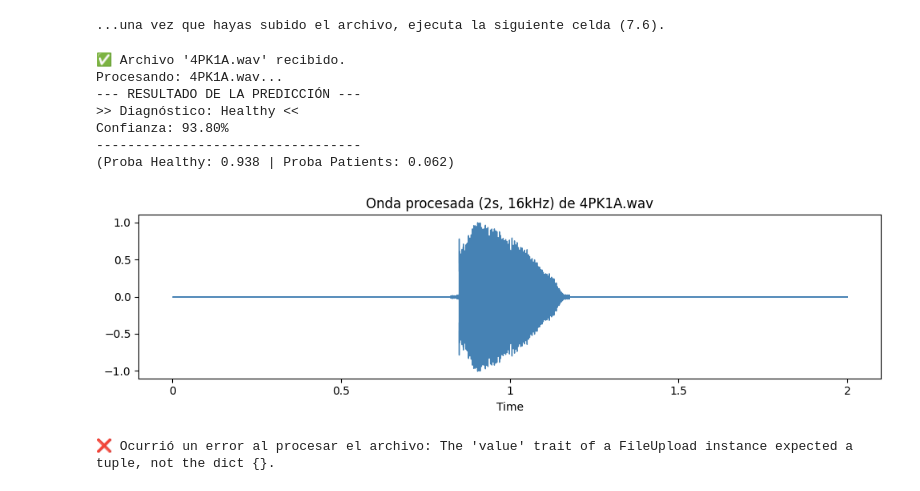
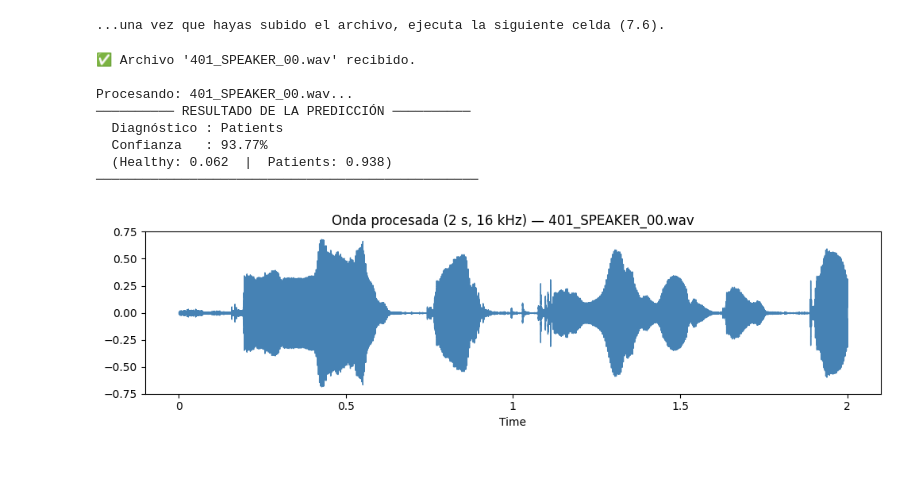
Before and after one commit to DinoBudino/ITEL, a Jupyter notebook: research/notebooks/ITELv5_07_PRUEBA_DEL_MODELO.ipynb, the cells around one changed output. Saved outputs shown, nothing was run; the diff lists cells and outputs as text; code cells hidden in the pictures; blank space fills up the shorter version.

```diff
--- a/research/notebooks/ITELv5_07_PRUEBA_DEL_MODELO.ipynb
+++ b/research/notebooks/ITELv5_07_PRUEBA_DEL_MODELO.ipynb
@@ -242,45 +270,51 @@ Por favor, usa el siguiente botón para subir tu archivo WAV:
 FileUpload(value=(), accept='.wav', description='Upload')
 ...una vez que hayas subido el archivo, ejecuta la siguiente celda (7.6).
 # %%
-# 7.6 - Procesar el audio subido (Corregido)
+# 7.6 - Procesar el audio subido
 
 # 1. Verificar si se subió un archivo
 if not uploader.value:
     print("⚠️ No se ha subido ningún archivo. Por favor, sube un archivo .wav en la celda 7.5 y vuelve a ejecutar esta celda.")
 else:
     try:
         # 2. Obtener la información del archivo subido
-        file_info = uploader.value[0] # uploader.value es una tupla, tomamos el primer (y único) archivo
-        file_name = file_info['name']
+        #    Compatible con ipywidgets >= 7 (tuple) y >= 8 (dict)
+        _val = uploader.value
+        if isinstance(_val, dict):
+            file_info = next(iter(_val.values()))
+        else:
+            file_info = _val[0]
+
+        file_name    = file_info['name']
         file_content = file_info['content']
 
         # 3. Guardar el archivo temporalmente en disco para que librosa pueda leerlo
         temp_path = Path(f"./{file_name}")
         with open(temp_path, 'wb') as f:
-            f.write(file_content)
+            f.write(bytes(file_content))
 
         print(f"✅ Archivo '{file_name}' recibido.")
 
         # 4. Llamar a la función de predicción (definida en la celda 7.4)
         predecir_audio(temp_path)
 
-        # 5. Opcional: Eliminar el archivo temporal
+        # 5. Eliminar el archivo temporal
         temp_path.unlink()
 
-        # 6. Limpiar el widget para la próxima subida (Método correcto)
-        uploader.value = {}
+        # 6. Limpiar el widget para la próxima subida
+        uploader.value = ()
 
     except Exception as e:
         print(f"❌ Ocurrió un error al procesar el archivo: {e}")
-        if 'temp_path' in locals() and temp_path.exists():
-            temp_path.unlink() # Asegurarse de borrar el temporal si falla
+        if 'temp_path' in locals() and Path(temp_path).exists():
+            Path(temp_path).unlink()
 # %% [output]
-✅ Archivo '4PK1A.wav' recibido.
-Procesando: 4PK1A.wav...
---- RESULTADO DE LA PREDICCIÓN ---
->> Diagnóstico: Healthy <<
-Confianza: 93.80%
-----------------------------------
-(Proba Healthy: 0.938 | Proba Patients: 0.062)
+✅ Archivo '401_SPEAKER_00.wav' recibido.
+
+Procesando: 401_SPEAKER_00.wav...
+────────── RESULTADO DE LA PREDICCIÓN ──────────
+  Diagnóstico : Patients
+  Confianza   : 93.77%
+  (Healthy: 0.062  |  Patients: 0.938)
+─────────────────────────────────────────────────
-[figure, old version]
+[figure, new version]
-❌ Ocurrió un error al procesar el archivo: The 'value' trait of a FileUpload instance expected a tuple, not the dict {}.
```
Also changed, not shown: parts of 5 cells of this notebook, 39 other files.
